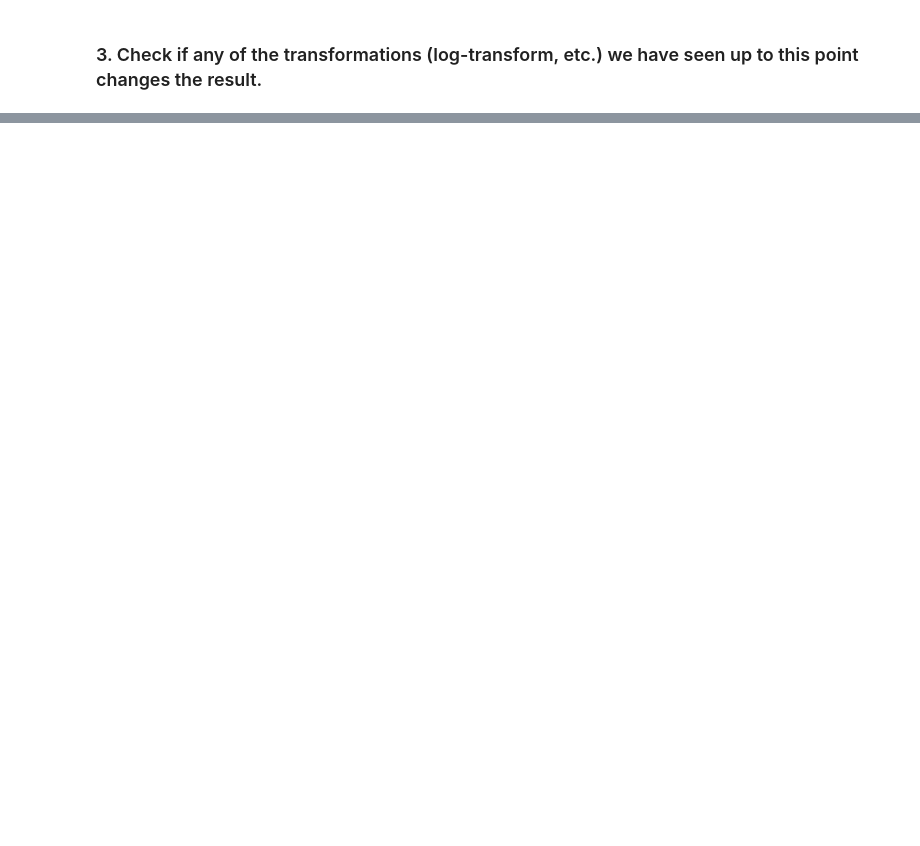
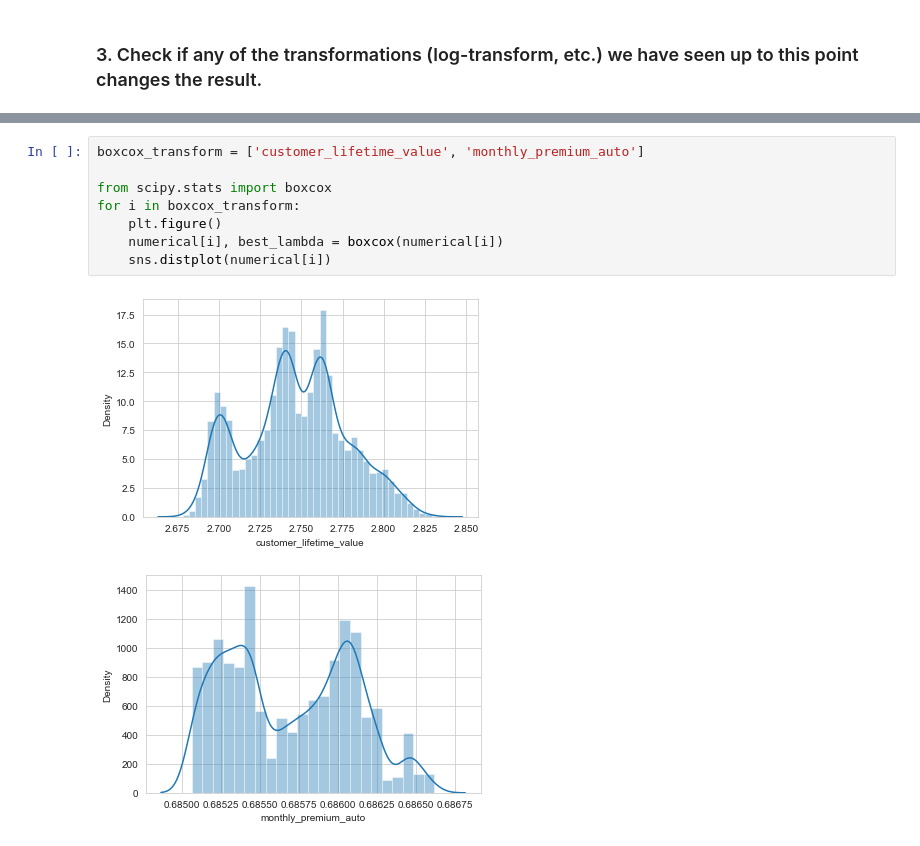
Before and after one commit to kymy91/lab-random-variable-distributions, a Jupyter notebook: DAY18.Lab2.RandomVariableDistribution.ipynb, the cells around one changed output, grey strips where cells are left out. Saved outputs shown, nothing was run; the diff lists cells and outputs as text; blank space fills up the shorter version.

```diff
--- a/DAY18.Lab2.RandomVariableDistribution.ipynb
+++ b/DAY18.Lab2.RandomVariableDistribution.ipynb
@@ -115,2 +126,13 @@ for i in numerical:
 [figure]
 [figure]
+# %%
+boxcox_transform = ['customer_lifetime_value', 'monthly_premium_auto']
+
+from scipy.stats import boxcox
+for i in boxcox_transform:
+    plt.figure()
+    numerical[i], best_lambda = boxcox(numerical[i])
+    sns.distplot(numerical[i])
+# %% [output]
+[figure, added]
+[figure, added]
```
Also changed, not shown: parts of 4 cells of this notebook.
